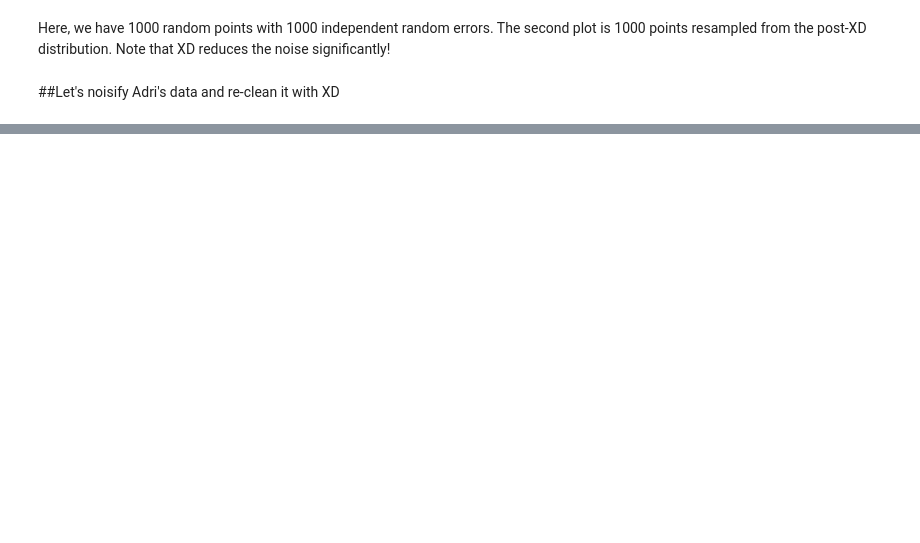
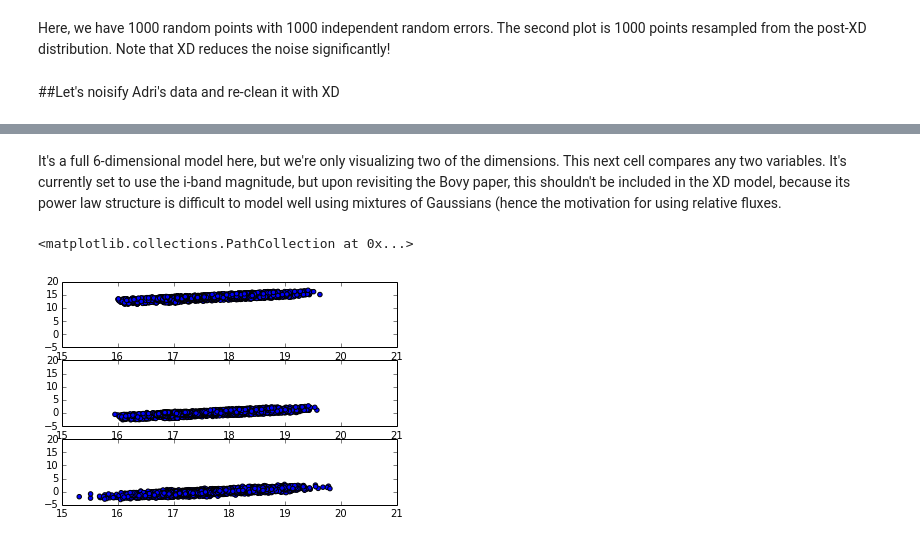
Before and after one commit to drphilmarshall/PS1QLS, a Jupyter notebook: PROJECTS/SDSS/analyzing_adri_sims.ipynb, the cells around one changed output, grey strips where cells are left out. Saved outputs shown, nothing was run; the diff lists cells and outputs as text; code cells hidden in the pictures; blank space fills up the shorter version.

Commit message:
full 6D fit to Adris sims

```diff
--- a/PROJECTS/SDSS/analyzing_adri_sims.ipynb
+++ b/PROJECTS/SDSS/analyzing_adri_sims.ipynb
@@ -85,23 +62,0 @@ SyntaxError: invalid syntax (<ipython-input-51-230e3b55ee82>, line 1)
-# %%
-
-
-def computeCovar(data): #use numpy.cov
-    data = meanshift(data)
-    numVars = data.shape[1]-1 #subtract 1 for IDs
-    cov = np.zeros((numVars,numVars))
-    for i in np.arange(numVars):
-        for j in np.arange(numVars):
-            cov[i,j] = np.mean(data[:,i+1]*data[:,j+1])
-    return cov
-
-data = np.concatenate((lQSO,pQSO,unlQSO,sinQSO),axis=0)
-numPts = data.shape[0]
-data = data[:,1:] #don't use IDs
-covmat = computeCovar(data)
-covmatlist = np.dstack((covmat,covmat))
-print covmatlist.transpose().shape
-break
-xdgmm = XDGMM(n_components=2)
-xdgmm.fit(data, covmat) # fit the model
-logp=xdgmm.logprob_a(X, Xerr) # evaluate probability
-X_new =  xdgmm.sample(1000)
@@ -110,0 +114,15 @@ SyntaxError: 'break' outside loop (<ipython-input-54-57ace892939e>, line 22)
+# %% [markdown]
+It's a full 6-dimensional model here, but we're only visualizing two of the dimensions. This next cell compares any two variables. It's currently set to use the i-band magnitude, but upon revisiting the Bovy paper, this shouldn't be included in the XD model, because its power law structure is difficult to model well using mixtures of Gaussians (hence the motivation for using relative fluxes.
+# %%
+a=0; b=4
+plt.figure()
+plt.title('Demonstrating XD')
+ax1 = plt.subplot(311)
+ax1.scatter(data[:,a],data[:,b])
+ax2 = plt.subplot(312,sharex=ax1,sharey=ax1)
+ax2.scatter(noisyData[:,a],noisyData[:,b])
+ax4 = plt.subplot(313,sharex=ax1,sharey=ax1)
+ax4.scatter(resampledXD[:,a],resampledXD[:,b])
+# %% [output]
+<matplotlib.collections.PathCollection at 0x...>
+[figure, added]
```
Also changed, not shown: parts of 7 cells of this notebook.
